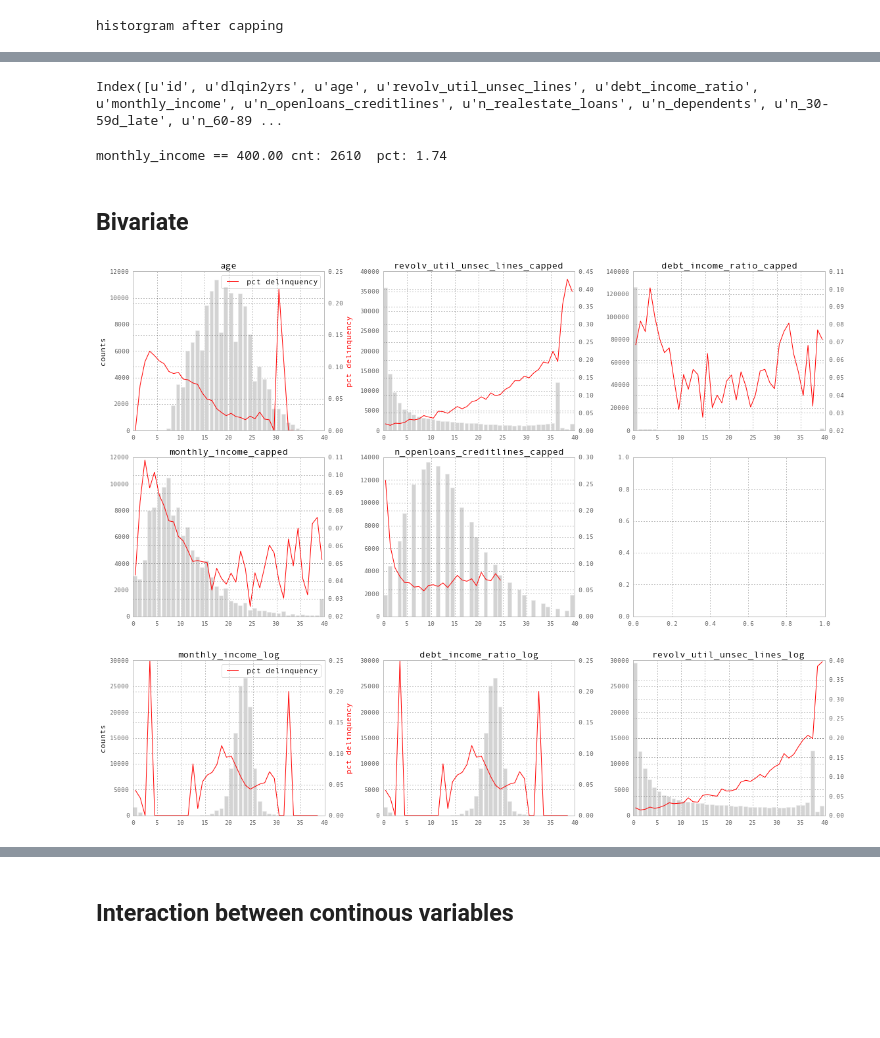
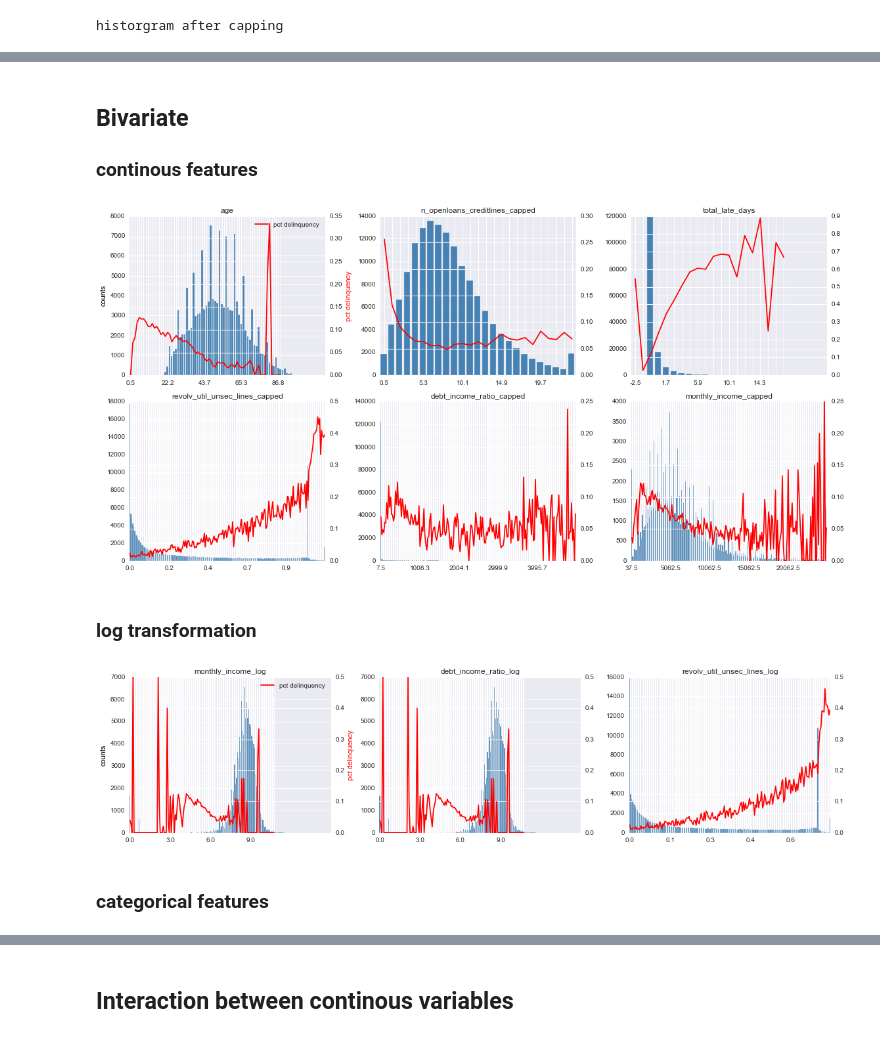
Before and after one commit to joyce-duan/ml_cases, a Jupyter notebook: give_me_some_credit/EDA.ipynb, the cells around one changed output, grey strips where cells are left out. Saved outputs shown, nothing was run; the diff lists cells and outputs as text; code cells hidden in the pictures; blank space fills up the shorter version.

```diff
--- a/give_me_some_credit/EDA.ipynb
+++ b/give_me_some_credit/EDA.ipynb
@@ -139,0 +357,3 @@ historgram after capping
+# %%
+df2['n_creditline'] = df.n_openloans_creditlines-df.n_realestate_loans
+df2.n_creditline.describe()
@@ -145,43 +374,33 @@ historgram after capping
 [figure]
-# %%
-print df.columns
-df2 = pd.concat([df, df_x_capped], axis = 1)
-# %% [output]
-Index([u'id', u'dlqin2yrs', u'age', u'revolv_util_unsec_lines', u'debt_income_ratio', u'monthly_income', u'n_openloans_creditlines', u'n_realestate_loans', u'n_dependents', u'n_30-59d_late', u'n_60-89 ...
-# %%
-threashhold = 400
-f = lambda x: x <= threashhold
-operator = '=='
-col_name = 'monthly_income'
-cond = df[col_name].apply(f)
-cnt = df[cond][col_name].count()
-pct = 100.0 * cnt / df.shape[0]
-print '%s %s %.2f cnt: %i  pct: %.2f' % (col_name, operator, threashhold, cnt, pct)
-# %% [output]
-monthly_income == 400.00 cnt: 2610  pct: 1.74
 # %% [markdown]
 ## Bivariate
+
+
+### continous features
 # %%
-conti_col_names = [ u'age', u'revolv_util_unsec_lines_capped', u'debt_income_ratio_capped'\
-    , u'monthly_income_capped', u'n_openloans_creditlines_capped']
-
-sys.path.append('/Users/joyceduan/documents/git2/machine_learning/eda')
-import plot_helper
-
-fig = plot_helper.plot_ybinary_xnumerical(df2[conti_col_names], df2[yname], n_per_row=3, nbins = 40, figsize=(16,8))
+conti_col_names = [ u'age',  u'n_openloans_creditlines_capped', 'total_late_days'
+                   ,'revolv_util_unsec_lines_capped', u'debt_income_ratio_capped'\
+    , u'monthly_income_capped']
+nbins = 200
+#conti_col_names = ['age']
+fig = plot_helper.plot_ybinary_xnumerical(df2[conti_col_names], df2[yname], n_per_row=3, nbins = nbins, figsize=(16,8))
 fig.show()
 # %% [output]
-[figure, old version]
+[figure, new version]
+# %% [markdown]
+### log transformation
 # %%
 import math
 df2['monthly_income_log'] = df2['monthly_income'].apply(lambda x: np.log(x+1))
 df2['debt_income_ratio_log'] = df2['monthly_income'].apply(lambda x: np.log(x+1))
 df2['revolv_util_unsec_lines_log'] = df2['revolv_util_unsec_lines_capped'].apply(lambda x: np.log(x+1))
 conti_col_names = ['monthly_income_log','debt_income_ratio_log','revolv_util_unsec_lines_log' ]
-fig = plot_helper.plot_ybinary_xnumerical(df2[conti_col_names], df2[yname], n_per_row=3, nbins = 40, figsize=(16,4))
+fig = plot_helper.plot_ybinary_xnumerical(df2[conti_col_names], df2[yname], n_per_row=3, nbins = 200, figsize=(16,4))
 fig.show()
 # %% [output]
-[figure, old version]
+[figure, new version]
+# %% [markdown]
+### categorical features
 # %%
 cat_col_names = [
     u'n_realestate_loans', \
```
Also changed, not shown: parts of 20 cells of this notebook.
